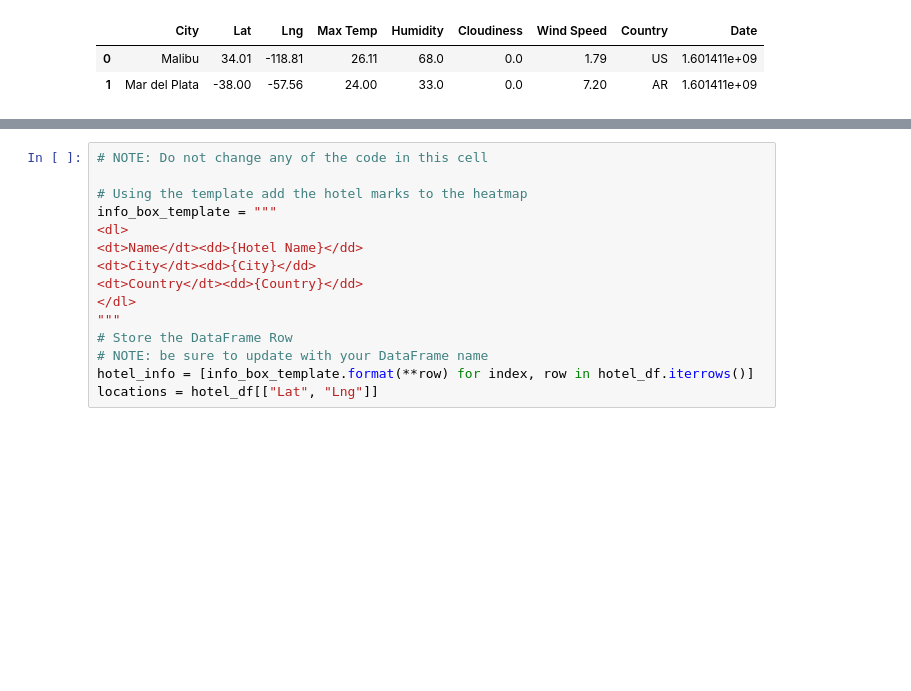
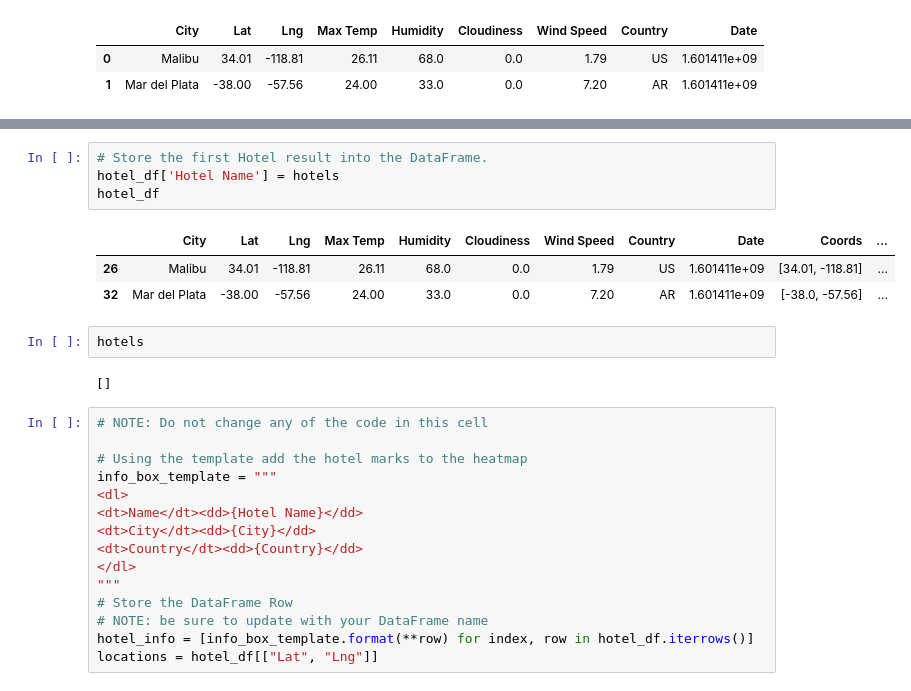
Before and after one commit to rarconaut/python-api-challenge, a Jupyter notebook: WeatherPy/VacationPy.ipynb, the cells around one changed output, grey strips where cells are left out. Saved outputs shown, nothing was run; the diff lists cells and outputs as text; blank space fills up the shorter version.

```diff
--- a/WeatherPy/VacationPy.ipynb
+++ b/WeatherPy/VacationPy.ipynb
@@ -134,3 +192,15 @@ hotel_df['Hotel Name'] = hotels
+# %%
+# Store the first Hotel result into the DataFrame.
+hotel_df['Hotel Name'] = hotels
+hotel_df
+# %% [output]
+|  | City | Lat | Lng | Max Temp | Humidity | Cloudiness | Wind Speed | Country | Date | Coords | ... |
+| 26 | Malibu | 34.01 | -118.81 | 26.11 | 68.0 | 0.0 | 1.79 | US | 1.601411e+09 | [34.01, -118.81] | ... |
+| 32 | Mar del Plata | -38.00 | -57.56 | 24.00 | 33.0 | 0.0 | 7.20 | AR | 1.601411e+09 | [-38.0, -57.56] | ... |
+# %%
+hotels
+# %% [output]
+[]
 # %%
 # NOTE: Do not change any of the code in this cell
 
```
Also changed, not shown: parts of 8 cells of this notebook.
